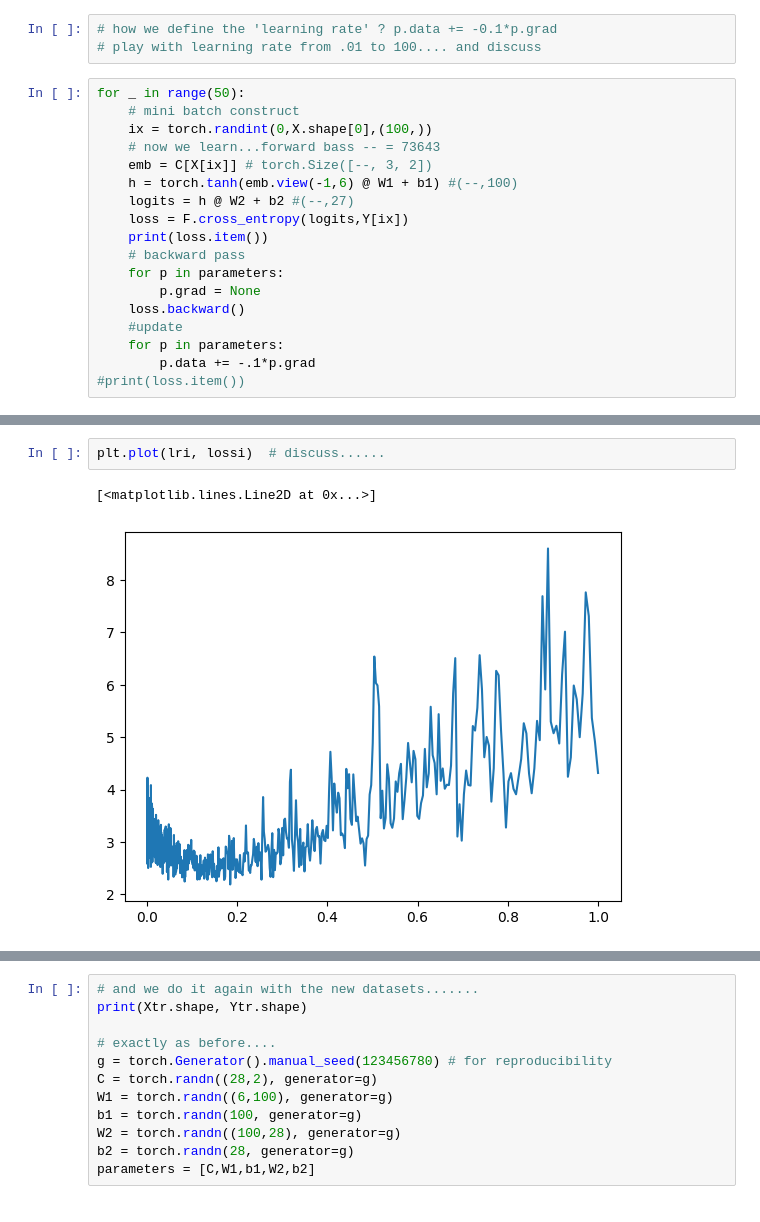
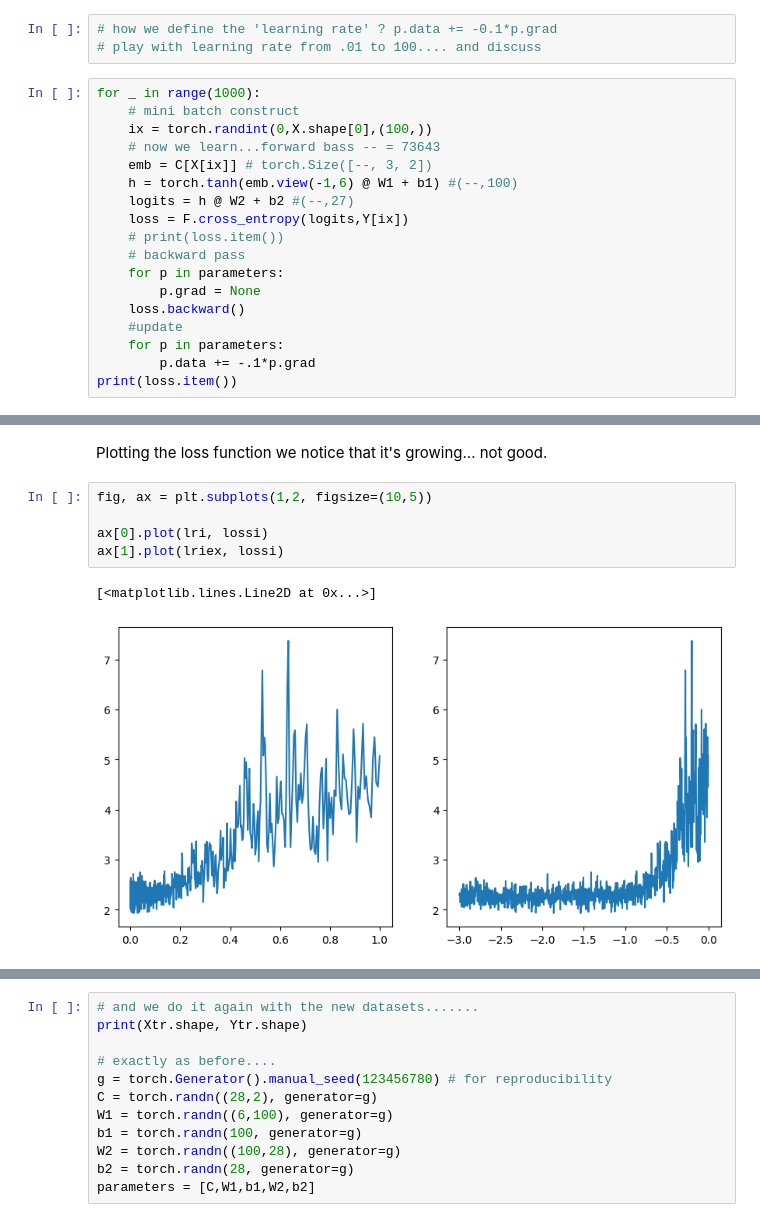
Before and after one commit to ludovicaisa/Physics_Unibo, a Jupyter notebook: src/Models_and_Numerical_Methods/trigrams.ipynb, the cells around one changed output, grey strips where cells are left out. Drawn from its saved outputs; the diff is of its cells as text.

```diff
--- a/src/Models_and_Numerical_Methods/trigrams.ipynb
+++ b/src/Models_and_Numerical_Methods/trigrams.ipynb
@@ -663,7 +685,7 @@ print(loss.item())
 # how we define the 'learning rate' ? p.data += -0.1*p.grad
 # play with learning rate from .01 to 100.... and discuss
 # %%
-for _ in range(50):
+for _ in range(1000):
     # mini batch construct
     ix = torch.randint(0,X.shape[0],(100,))
     # now we learn...forward bass -- = 73643
@@ -671,7 +693,7 @@ for _ in range(50):
     h = torch.tanh(emb.view(-1,6) @ W1 + b1) #(--,100)
     logits = h @ W2 + b2 #(--,27)
     loss = F.cross_entropy(logits,Y[ix])
-    print(loss.item())
+    # print(loss.item())
     # backward pass
     for p in parameters:
         p.grad = None
@@ -679,5 +701,5 @@ for _ in range(50):
     #update
     for p in parameters:
         p.data += -.1*p.grad
-#print(loss.item())
+print(loss.item())
 # %% [output]
@@ -758,5 +747,10 @@ for i in range(1000):
+# %% [markdown]
+Plotting the loss function we notice that it's growing... not good.
 # %%
-plt.plot(lri, lossi)  # discuss......
+fig, ax = plt.subplots(1,2, figsize=(10,5))
+
+ax[0].plot(lri, lossi)
+ax[1].plot(lriex, lossi)
 # %% [output]
 [<matplotlib.lines.Line2D at 0x...>]
-[figure, old version]
+[figure, new version]
```
Also changed, not shown: parts of 57 cells of this notebook.
